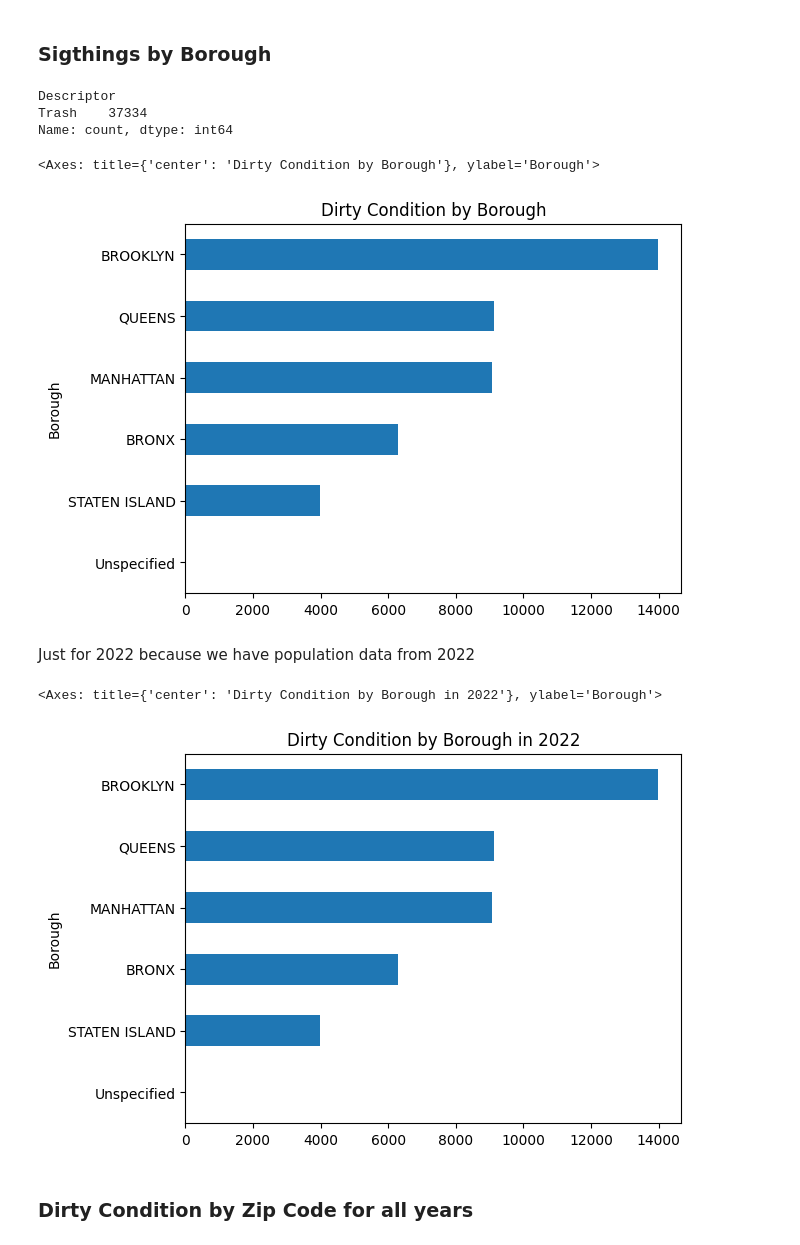
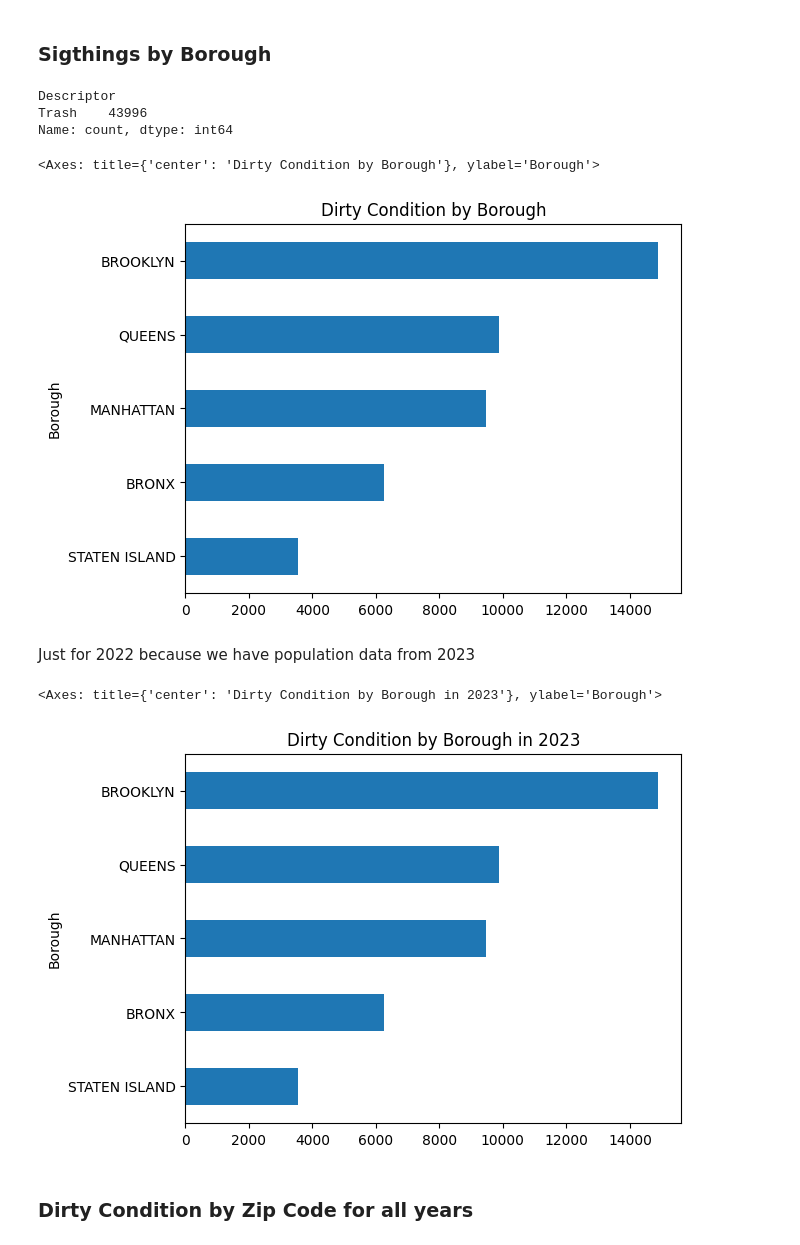
Before and after one commit to patvoe/rats-in-new-york-city, a Jupyter notebook: dirty-condition.ipynb, the cells around one changed output. Saved outputs shown, nothing was run; the diff lists cells and outputs as text; code cells hidden in the pictures.

```diff
--- a/dirty-condition.ipynb
+++ b/dirty-condition.ipynb
@@ -11,5 +11,6 @@ All 311 Service Requests for Dirty Conditions and Descriptor «Trash» in 2022
 # %%
-df = pd.read_csv('./data/dirty-condition-2022.csv', low_memory=False)
+df = pd.read_csv('./data/dirty-condition_2023.csv', low_memory=False)
+# show all rows
 df.head(5)
 # %% [output]
 |  | Unique Key | Created Date | Closed Date | Agency | Agency Name | Complaint Type | Descriptor | ... |
@@ -81,7 +82,7 @@ df = df[df['Descriptor'] == 'Trash']
 df['Descriptor'].value_counts()
 # %% [output]
 Descriptor
-Trash    37334
+Trash    43996
 Name: count, dtype: int64
 # %%
 # Dirty Condition by borough
@@ -91,21 +92,21 @@ df_borough = df['Borough'].value_counts()
 df['Borough'].value_counts().sort_values().plot(kind='barh', title='Dirty Condition by Borough')
 # %% [output]
 <Axes: title={'center': 'Dirty Condition by Borough'}, ylabel='Borough'>
-[figure, old version]
+[figure, new version]
 # %% [markdown]
-Just for 2022 because we have population data from 2022
+Just for 2022 because we have population data from 2023
 # %%
 
 # Convert 'Created Date' to datetime format
 df['Created Date'] = pd.to_datetime(df['Created Date'])
 
-# df['Borough'].value_counts() just for year 2022
-df_2022 = df[df['Created Date'].dt.year == 2022]
+# df['Borough'].value_counts() just for year 2023
+df_2023 = df[df['Created Date'].dt.year == 2023]
 
-df_2022_by_borough = df_2022['Borough'].value_counts()
+df_2023_by_borough = df_2023['Borough'].value_counts()
 # %%
-df_2022['Borough'].value_counts().sort_values().plot(kind='barh', title='Dirty Condition by Borough in 2022')
+df_2023['Borough'].value_counts().sort_values().plot(kind='barh', title='Dirty Condition by Borough in 2023')
 # %% [output]
-<Axes: title={'center': 'Dirty Condition by Borough in 2022'}, ylabel='Borough'>
+<Axes: title={'center': 'Dirty Condition by Borough in 2023'}, ylabel='Borough'>
-[figure, old version]
+[figure, new version]
 # %%
```
Also changed, not shown: parts of 27 cells of this notebook, 29 other files.
